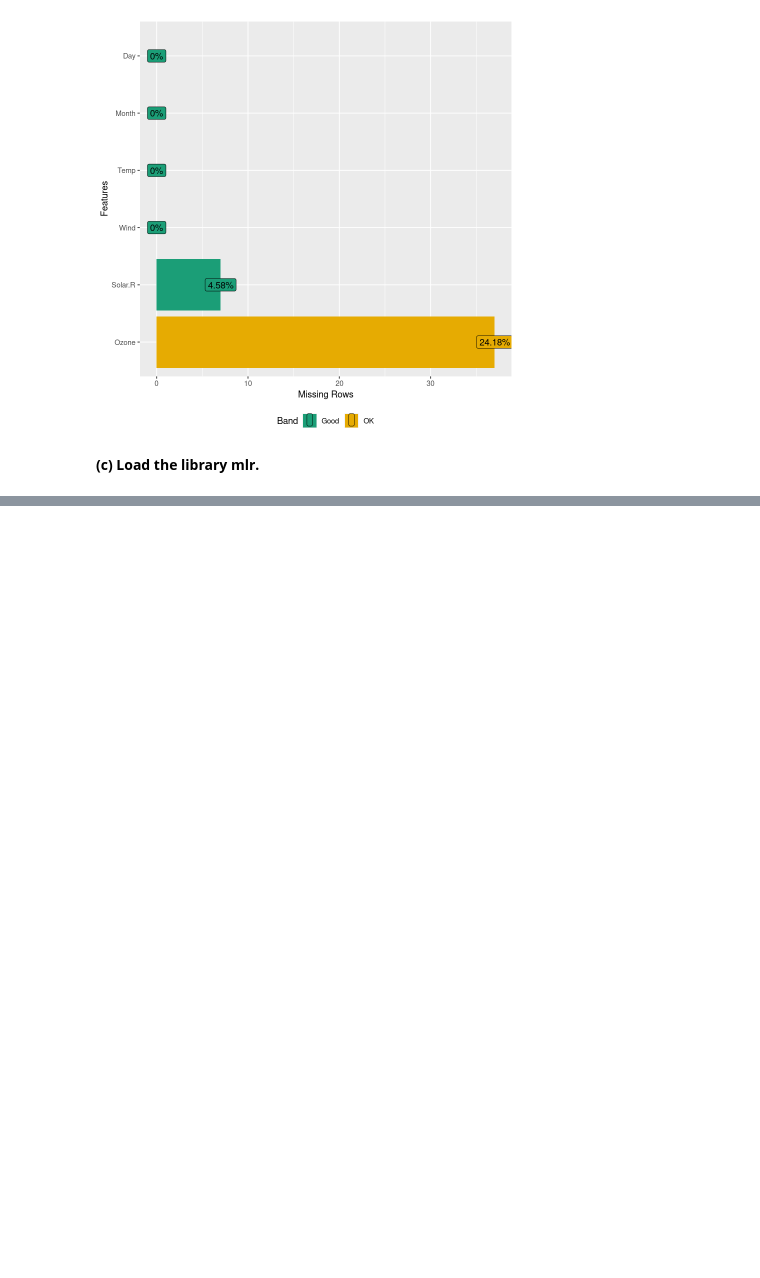
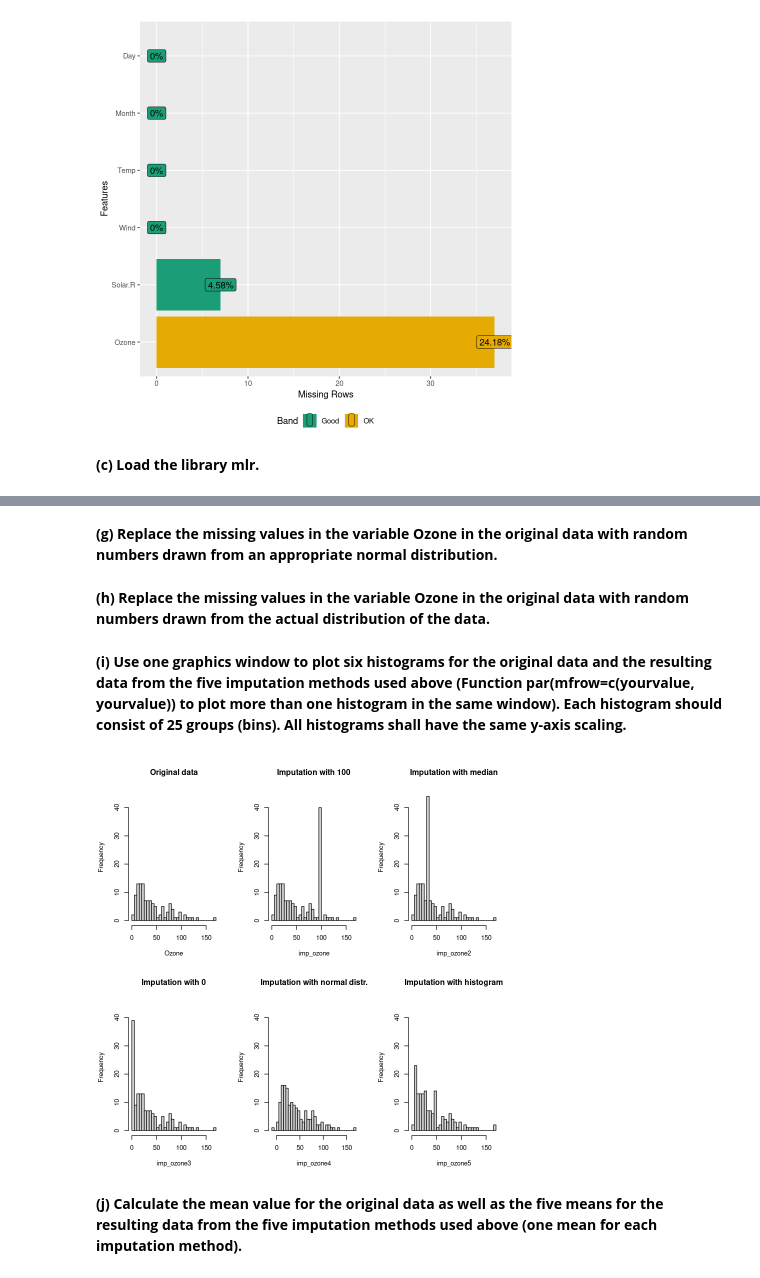
Before and after one commit to shahnawaz-pabon/data-mining-exercises, a Jupyter notebook: sprint-2-data-pre-processing.ipynb, the cells around one changed output, grey strips where cells are left out. Saved outputs shown, nothing was run; the diff lists cells and outputs as text; code cells hidden in the pictures; blank space fills up the shorter version.

Commit message:
second exercise of data pre-processing completed

```diff
--- a/sprint-2-data-pre-processing.ipynb
+++ b/sprint-2-data-pre-processing.ipynb
@@ -113,0 +125,4 @@ library(mlr)
+# %%
+# Solution:
+imputed2 = impute(airquality, cols = list(Ozone = imputeMedian()))
+imp_ozone2=imputed2$data[,1]
@@ -113,0 +132,40 @@ library(mlr)
+# %%
+# Solution:
+imputed3 = impute(airquality, cols = list(Ozone = 0))
+imp_ozone3=imputed3$data[,1]
+# %% [markdown]
+**(g) Replace the missing values in the variable Ozone in the original data
+with random numbers drawn from an appropriate normal distribution.**
+# %%
+# Solution:
+imputed4 = impute(airquality, cols = list(Ozone = imputeNormal()))
+imp_ozone4=imputed4$data[,1]
+# %% [markdown]
+**(h) Replace the missing values in the variable Ozone in the original data
+with random numbers drawn from the actual distribution of the data.**
+# %%
+# Solution:
+imputed5 = impute(airquality, cols = list(Ozone = imputeHist()))
+imp_ozone5=imputed5$data[,1]
+# %% [markdown]
+**(i) Use one graphics window to plot six histograms for the original data
+and the resulting data from the five imputation methods used above
+(Function par(mfrow=c(yourvalue, yourvalue)) to plot more than one
+histogram in the same window).
+Each histogram should consist of 25 groups (bins). All histograms
+shall have the same y-axis scaling.**
+# %%
+# Solution:
+par(mfrow=c(2,3))
+hist(Ozone,breaks=25,ylim=(c(0,45)),main="Original data")
+hist(imp_ozone,breaks=25,ylim=(c(0,45)),main="Imputation with 100")
+hist(imp_ozone2,breaks=25,ylim=(c(0,45)),main="Imputation with median")
+hist(imp_ozone3,breaks=25,ylim=(c(0,45)),main="Imputation with 0")
+hist(imp_ozone4,breaks=25,ylim=(c(0,45)),main="Imputation with normal distr.")
+hist(imp_ozone5,breaks=25,ylim=(c(0,45)),main="Imputation with histogram")
+# %% [output]
+[figure, added]
+# %% [markdown]
+**(j) Calculate the mean value for the original data as well as the five
+means for the resulting data from the five imputation methods used
+above (one mean for each imputation method).**
```
Also changed, not shown: parts of 7 cells of this notebook.
